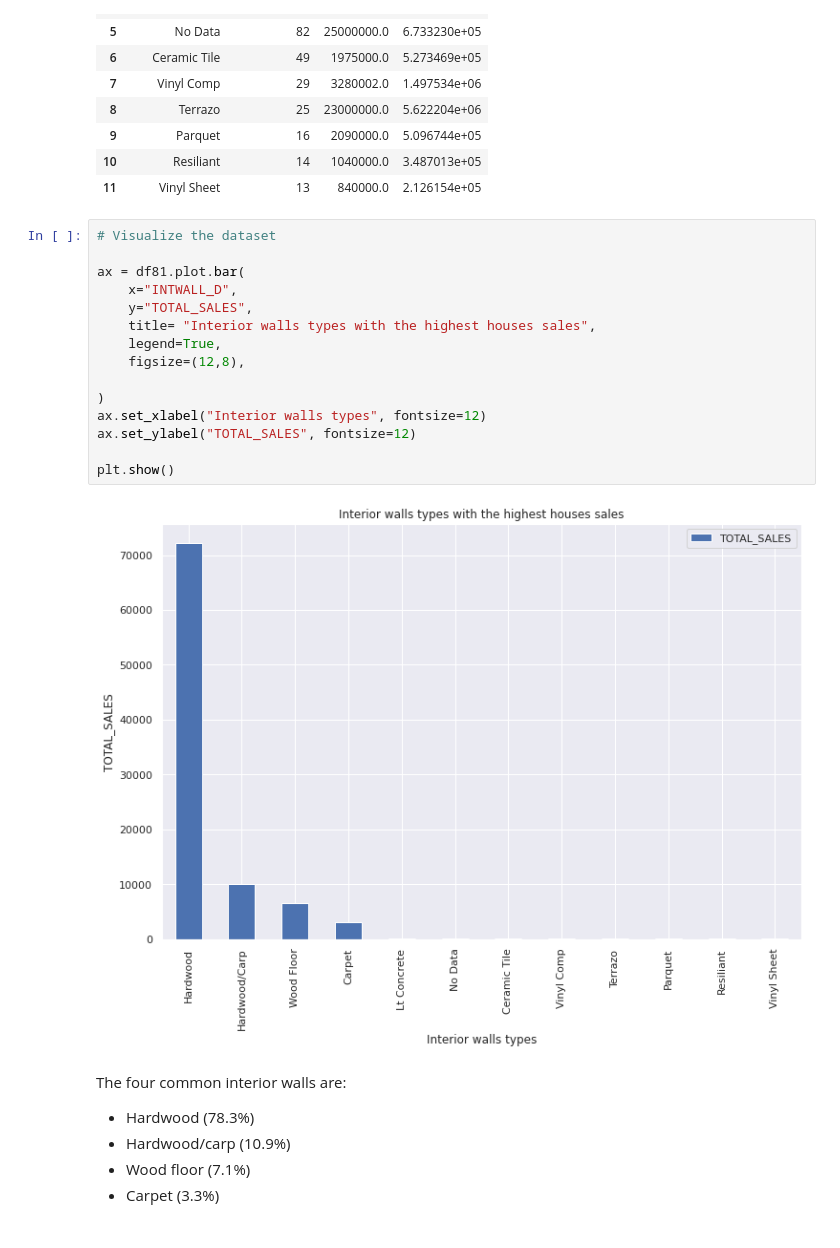
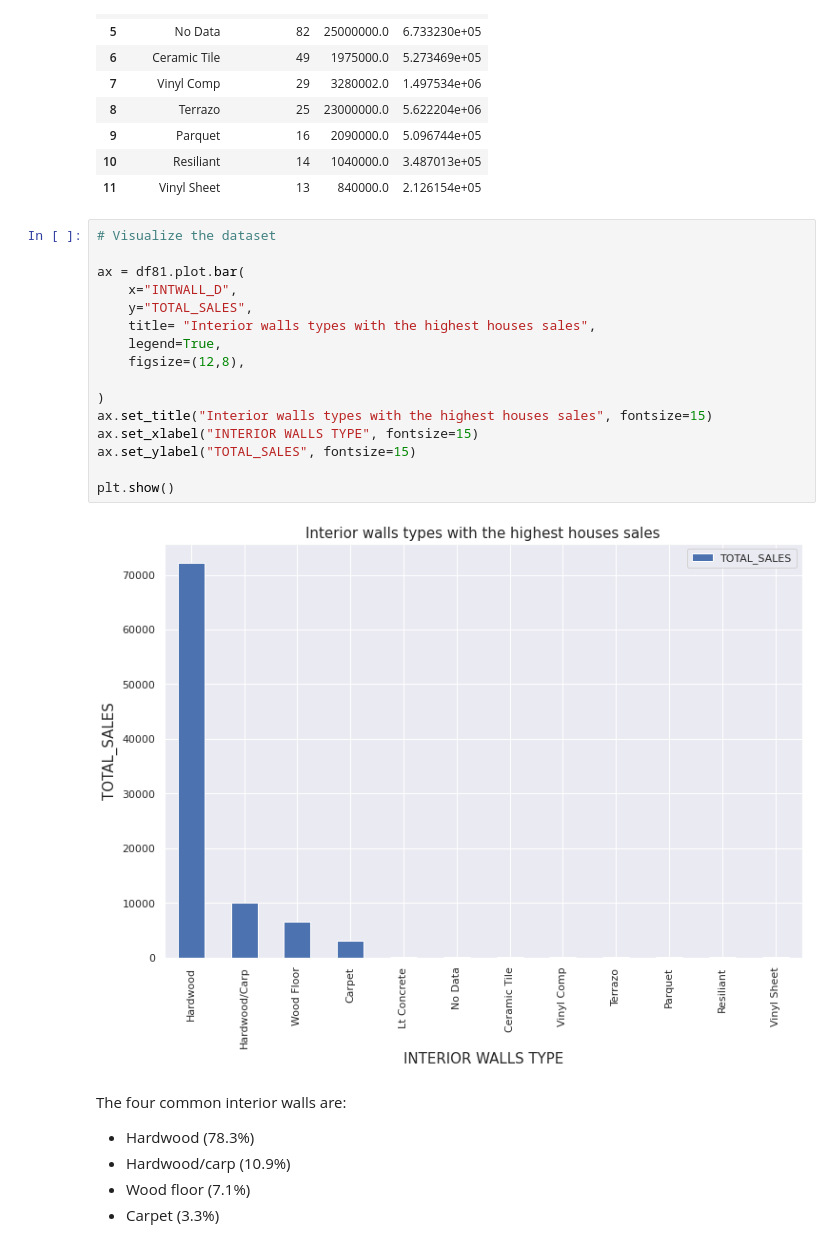
Before and after one commit to DATA-606-SPRING-2022/Tchuissi_DATA606, a Jupyter notebook: ipynb/Final606.ipynb, the cells around one changed output. Cells and saved outputs as stored; diff of their text form.

```diff
--- a/ipynb/Final606.ipynb
+++ b/ipynb/Final606.ipynb
@@ -322,20 +326,21 @@ df81
 # %%
 # Visualize the dataset
 
 ax = df81.plot.bar(
     x="INTWALL_D",
     y="TOTAL_SALES",
     title= "Interior walls types with the highest houses sales",
     legend=True,
     figsize=(12,8),
 
 )
-ax.set_xlabel("Interior walls types", fontsize=12)
-ax.set_ylabel("TOTAL_SALES", fontsize=12)
+ax.set_title("Interior walls types with the highest houses sales", fontsize=15)
+ax.set_xlabel("INTERIOR WALLS TYPE", fontsize=15)
+ax.set_ylabel("TOTAL_SALES", fontsize=15)
 
 plt.show()
 # %% [output]
-[figure, old version]
+[figure, new version]
 # %% [markdown]
 The four common interior walls are:
 - Hardwood (78.3%)
```
Also changed, not shown: parts of 15 cells of this notebook.
